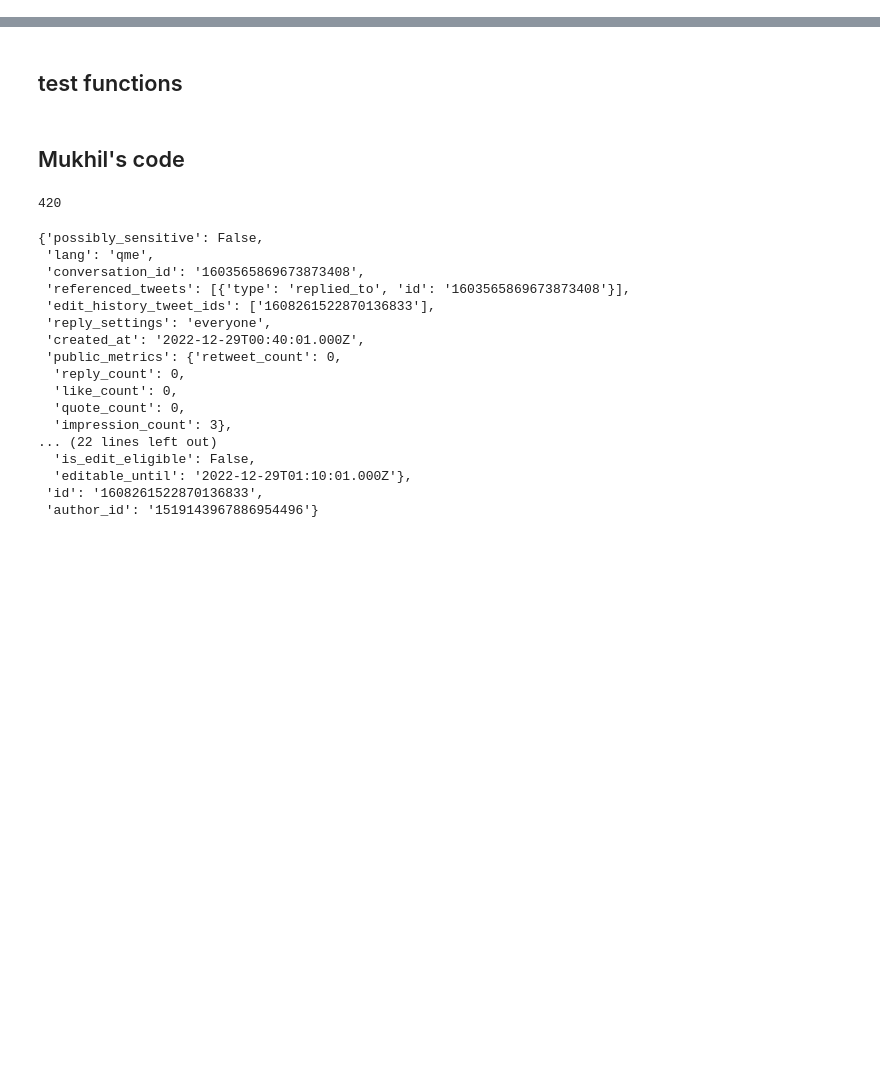
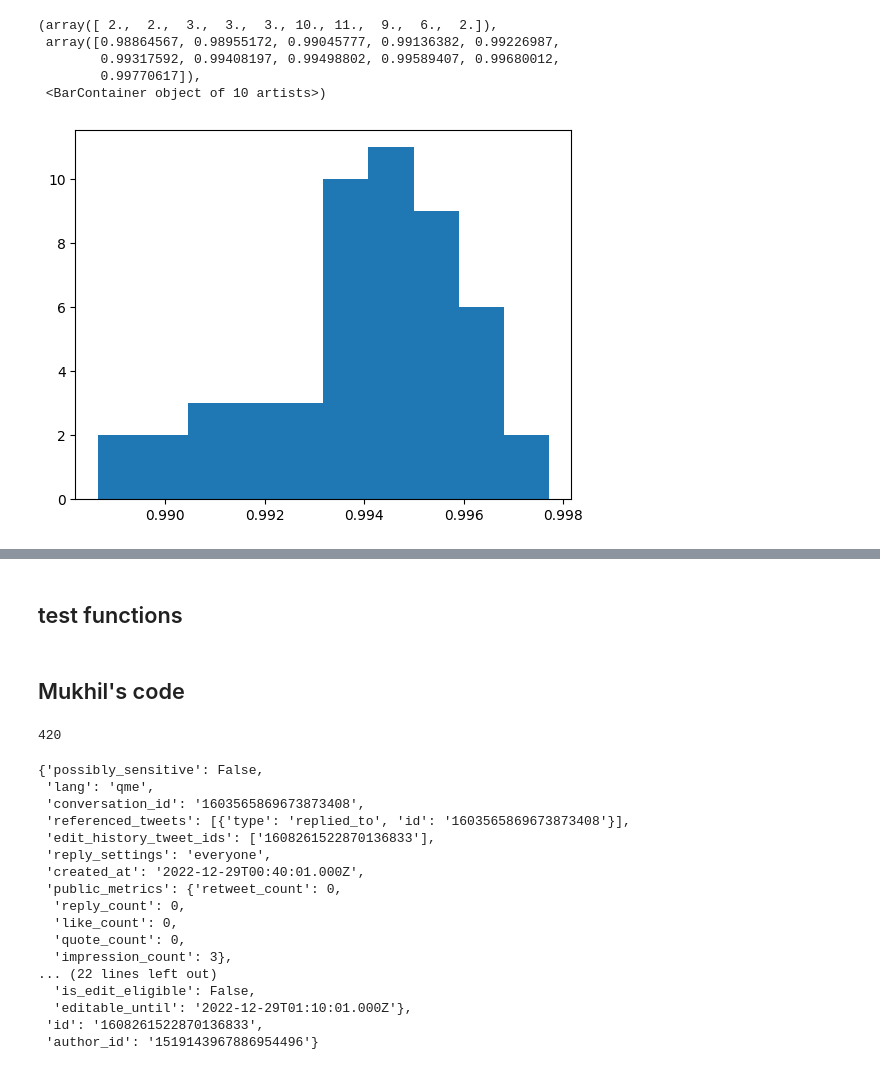
Before and after one commit to CrowdDynamicsLab/Coordinated_hatespeech, a Jupyter notebook: activity_trace.ipynb, the cells around one changed output, grey strips where cells are left out. Saved outputs shown, nothing was run; the diff lists cells and outputs as text; code cells hidden in the pictures; blank space fills up the shorter version.

```diff
--- a/activity_trace.ipynb
+++ b/activity_trace.ipynb
@@ -41,0 +598,10 @@ alice_sort = alice.sort_values(by=['created_at'])
+# %%
+s20 = [item[0] for item in strat_2]
+plt.hist(s20)
+# %% [output]
+(array([ 2.,  2.,  3.,  3.,  3., 10., 11.,  9.,  6.,  2.]),
+ array([0.98864567, 0.98955172, 0.99045777, 0.99136382, 0.99226987,
+        0.99317592, 0.99408197, 0.99498802, 0.99589407, 0.99680012,
+        0.99770617]),
+ <BarContainer object of 10 artists>)
+[figure, added]
```
Also changed, not shown: parts of 60 cells of this notebook, 11 other files.
